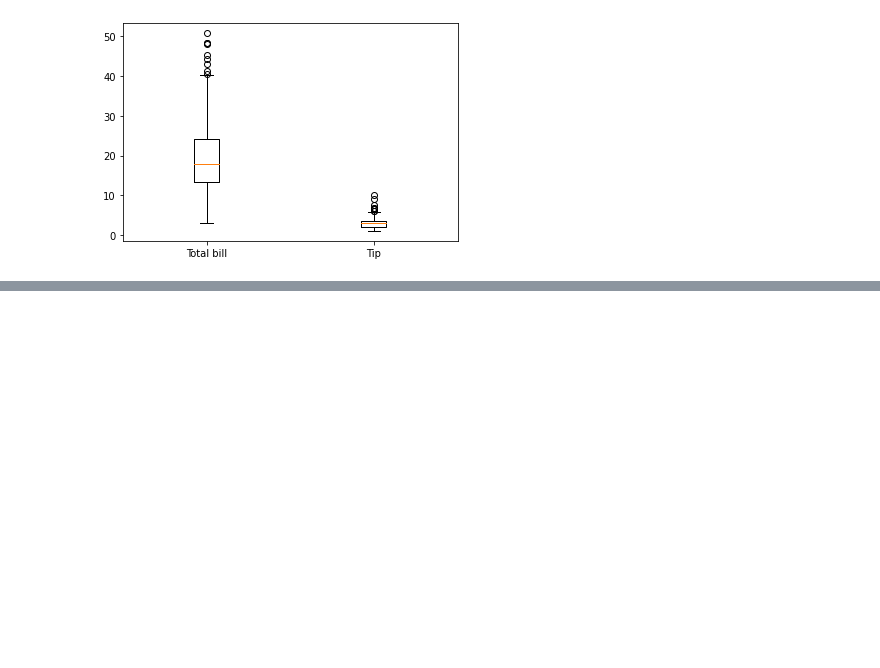
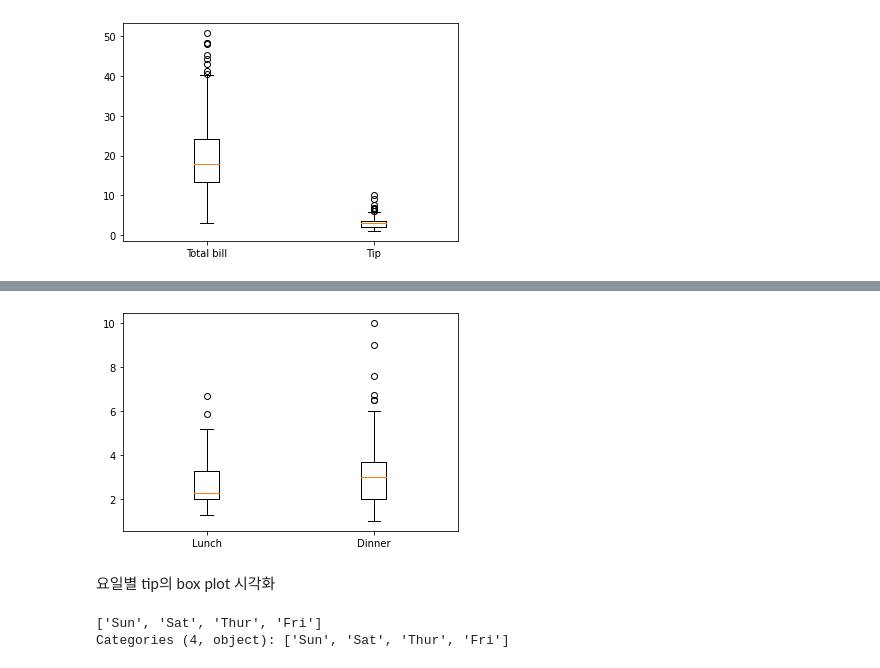
Before and after one commit to JakeOh/202105_itw_bd26, a Jupyter notebook: lab_da/da05_matplotlib.ipynb, the cells around one changed output, grey strips where cells are left out. Cells and saved outputs as stored; diff of their text form; code cells hidden in the pictures; blank space fills up the shorter version.

```diff
--- a/lab_da/da05_matplotlib.ipynb
+++ b/lab_da/da05_matplotlib.ipynb
@@ -156,0 +236,3 @@ plt.show()
+# %%
+dinner_tip = tips[tips['time'] == 'Dinner']['tip']
+dinner_tip
@@ -156,0 +264,3 @@ plt.show()
+# %%
+lunch_tip = tips[tips['time'] == 'Lunch']['tip']
+lunch_tip
@@ -156,0 +292,14 @@ plt.show()
+# %%
+plt.boxplot(x=np.array([lunch_tip, dinner_tip], dtype='object'),
+            labels=['Lunch', 'Dinner'])
+plt.show()
+# %% [output]
+[figure, added]
+# %% [markdown]
+요일별 tip의 box plot 시각화
+# %%
+days = tips['day'].unique()
+days
+# %% [output]
+['Sun', 'Sat', 'Thur', 'Fri']
+Categories (4, object): ['Sun', 'Sat', 'Thur', 'Fri']
```
Also changed, not shown: parts of 16 cells of this notebook.
